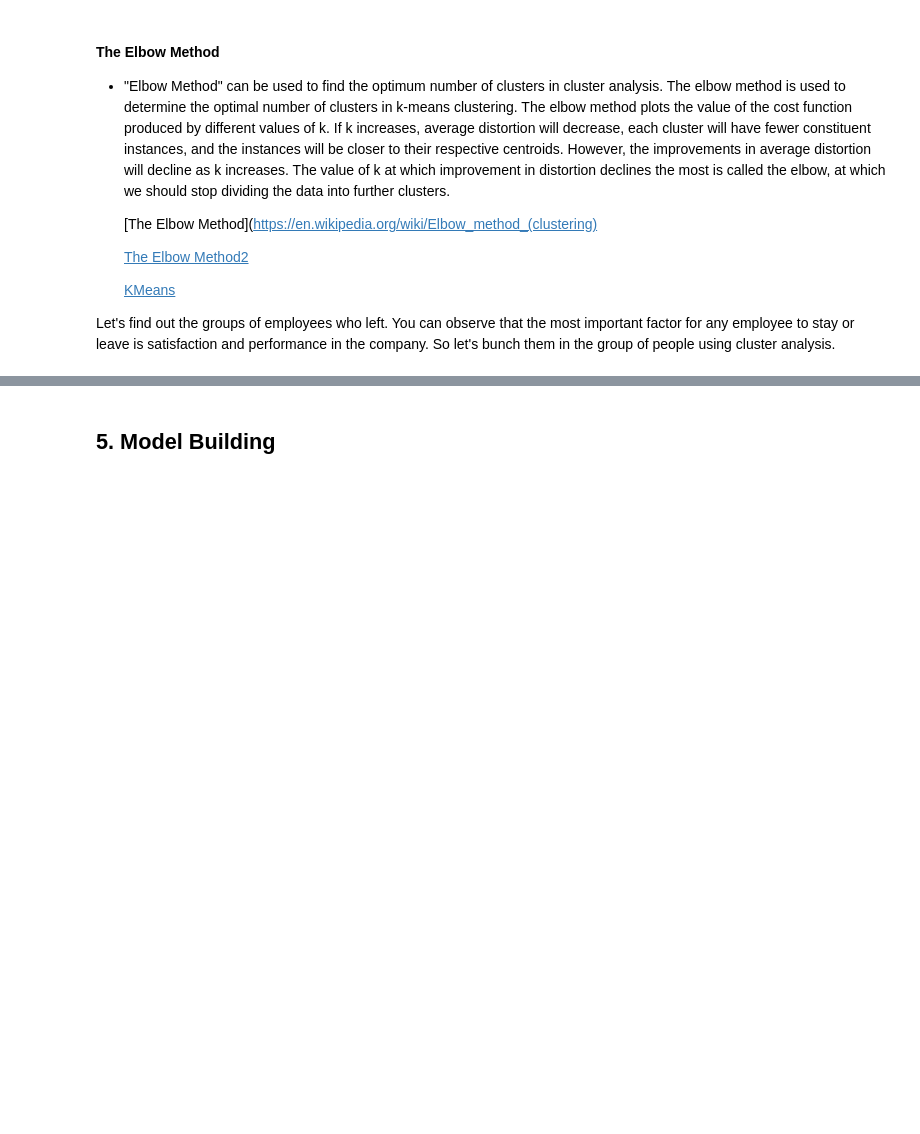
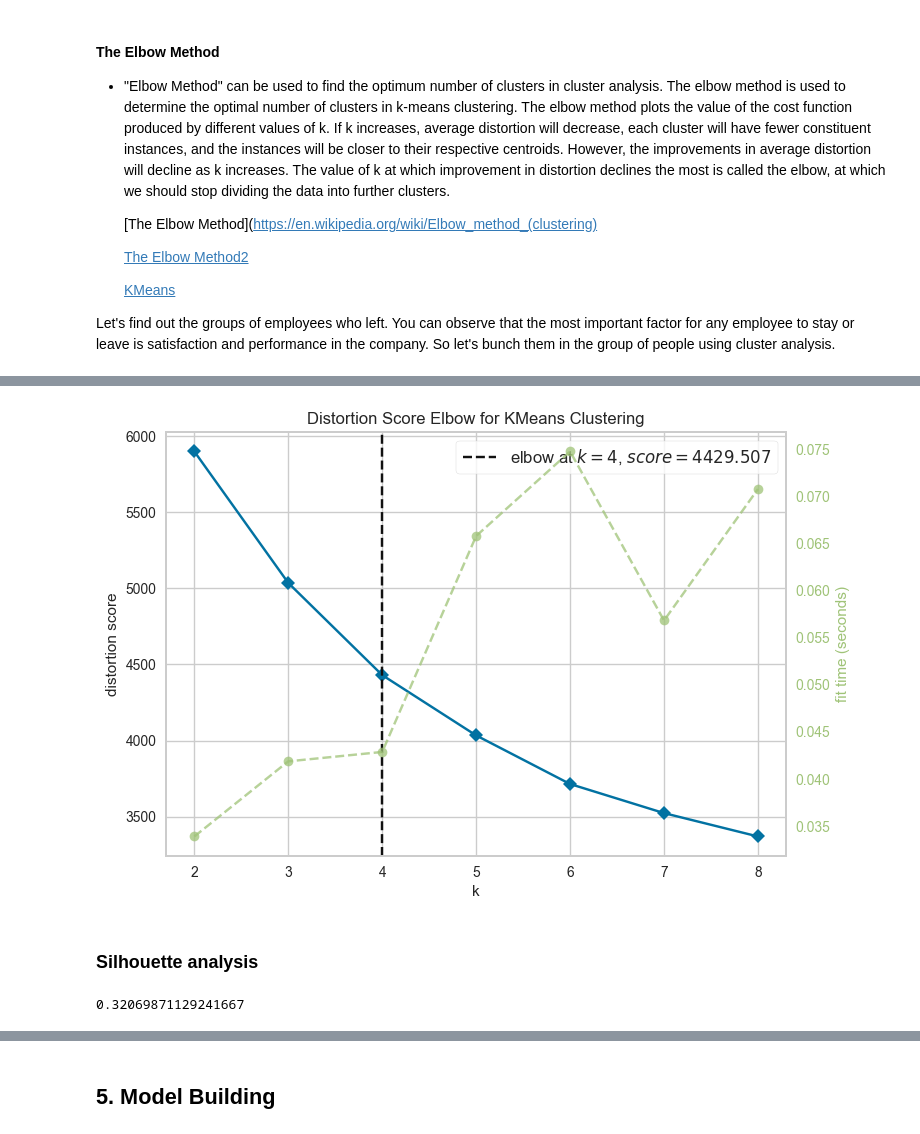
Before and after one commit to osmanoeztuerk/Chorn-Prediction-ML, a Jupyter notebook: Churn_Prediction_Student_Notebook_V2.ipynb, the cells around one changed output, grey strips where cells are left out. Drawn from its saved outputs; the diff is of its cells as text; code cells hidden in the pictures; blank space fills up the shorter version.

```diff
--- a/Churn_Prediction_Student_Notebook_V2.ipynb
+++ b/Churn_Prediction_Student_Notebook_V2.ipynb
@@ -558,0 +708,12 @@ Let's find out the groups of employees who left. You can observe that the most i
+# %%
+from yellowbrick.cluster import KElbowVisualizer
+
+model_ = KMeans(random_state=42)
+visualizer = KElbowVisualizer(model_, k=(2,9))
+
+visualizer.fit(X_scaled)        # Fit the data to the visualizer
+visualizer.poof();
+
+# yellowbrick sert düşüşün durduğu ilk noktayı değil anlamlı bir düşüşün durduğu noktayı dikkate alarak bir tavsiye de bulunur.
+# %% [output]
+[figure, added]
@@ -558,0 +724,2 @@ Let's find out the groups of employees who left. You can observe that the most i
+# %% [markdown]
+### Silhouette analysis
@@ -558,0 +731,4 @@ Let's find out the groups of employees who left. You can observe that the most i
+# %%
+silhouette_score(X_scaled, kmeans.labels_)
+# %% [output]
+0.32069871129241667
```
Also changed, not shown: parts of 17 cells of this notebook.
